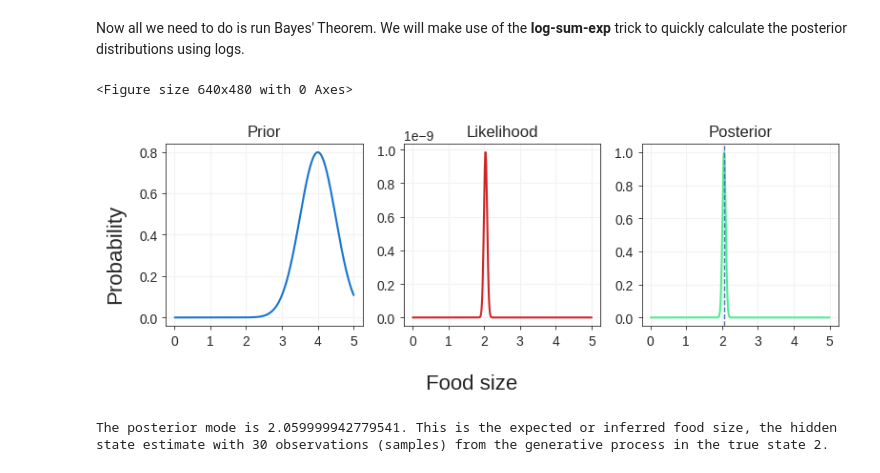
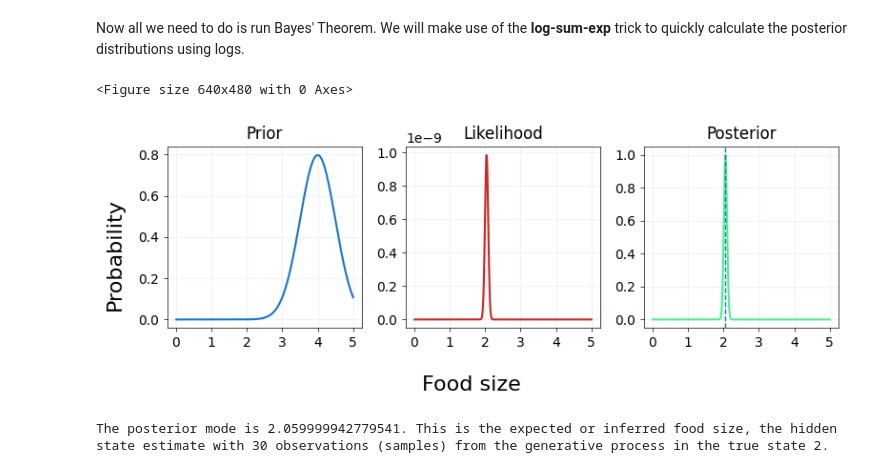
Before and after one commit to FrankHolzkamp/FundamentalsActiveInference, a Jupyter notebook: 2d_multiple_samples.ipynb, the cells around one changed output. Drawn from its saved outputs; the diff is of its cells as text; code cells hidden in the pictures.

```diff
--- a/2d_multiple_samples.ipynb
+++ b/2d_multiple_samples.ipynb
@@ -163,7 +170,7 @@ log_likelihood     = log_likelihood.sum(axis=0)  # Sum over the log-likelihood f
 log_gen_model      = log_likelihood + log_prior
 posterior          = np.exp(log_gen_model - max(log_gen_model))
 # %%
-plt.style.use("seaborn-whitegrid")
+# plt.style.use("seaborn-whitegrid")
 fig = plt.figure()
 fig, axes = plt.subplots(1,3, facecolor=(1,1,1), figsize=(8,3))
 
@@ -174,34 +181,34 @@ axes[2].plot(x_range.tolist(), posterior, c="#4eee94")    # Posterior
 
 # Posterior mode and posterior axis
 axes[2].axvline(x=(np.argmax(posterior) + 1) / 100, linestyle="dashed", linewidth=1)
 
 # Titles
 axes[0].set_title("Prior")
 axes[1].set_title("Likelihood")
 axes[2].set_title("Posterior")
 
 # Axis global labels
 fig.supxlabel("Food size", fontsize=16)
 fig.supylabel("Probability", fontsize=16)
 
 # Cosmetic changes and axes ranges
 for ax in axes:
     ax.xaxis.set_ticks(np.arange(0, 6, 1))
     ax.axes.grid(which="major", axis="both", c="#f2f2f2")
     plt.setp(ax.spines.values(), color="black", linewidth=0.5)
     ax.tick_params(
         axis='both',
         which='major',
         bottom=True,
         left=True,
         color="black",
         width=0.5,
         length=3)
 
 fig.tight_layout()
 # %% [output]
 <Figure size 640x480 with 0 Axes>
-[figure, old version]
+[figure, new version]
 # %%
 mode = (np.argmax(posterior) + 1) / 100
 print(f'The posterior mode is {mode}. This is the expected or inferred food size, the hidden state estimate with 30 observations (samples) from the generative process in the true state {x_true}.')
```
Also changed, not shown: parts of 3 cells of this notebook.
